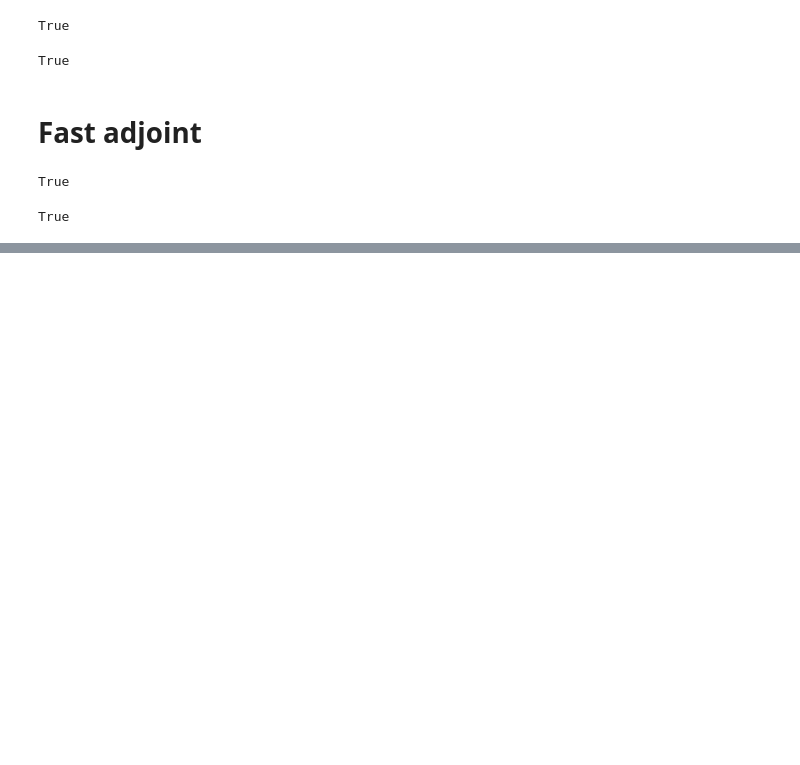
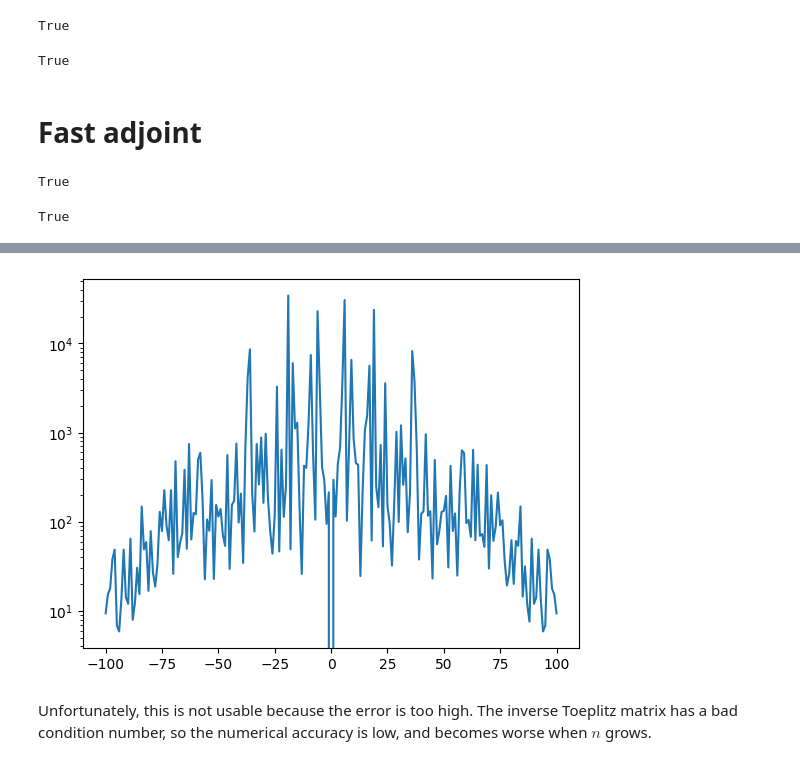
Before and after one commit to Loris0/ppfft, a Jupyter notebook: notebooks/frac_fft.ipynb, the cells around one changed output, grey strips where cells are left out. Drawn from its saved outputs; the diff is of its cells as text; code cells hidden in the pictures; blank space fills up the shorter version.

```diff
--- a/notebooks/frac_fft.ipynb
+++ b/notebooks/frac_fft.ipynb
@@ -276,0 +312,15 @@ True
+# %%
+n = 100
+m = 2 * n + 1
+x = np.random.rand(n)
+dom = domain(m)
+
+errs = []
+for k in dom:
+    if k != 0:
+        beta = - 2 * k / (n * m)
+        y = fast_frac_fft(x, beta)
+
+        errs.append(np.max(np.abs(inv_frac_fft(y, beta) - x)) / np.max(np.abs(x)))
+    else:
+        errs.append(0)
@@ -276,0 +329,7 @@ True
+# %%
+plt.plot(dom, errs)
+plt.yscale('log')
+# %% [output]
+[figure, added]
+# %% [markdown]
+Unfortunately, this is not usable because the error is too high. The inverse Toeplitz matrix has a bad condition number, so the numerical accuracy is low, and becomes worse when $n$ grows.
```
Also changed, not shown: parts of 10 cells of this notebook, 5 other files.
